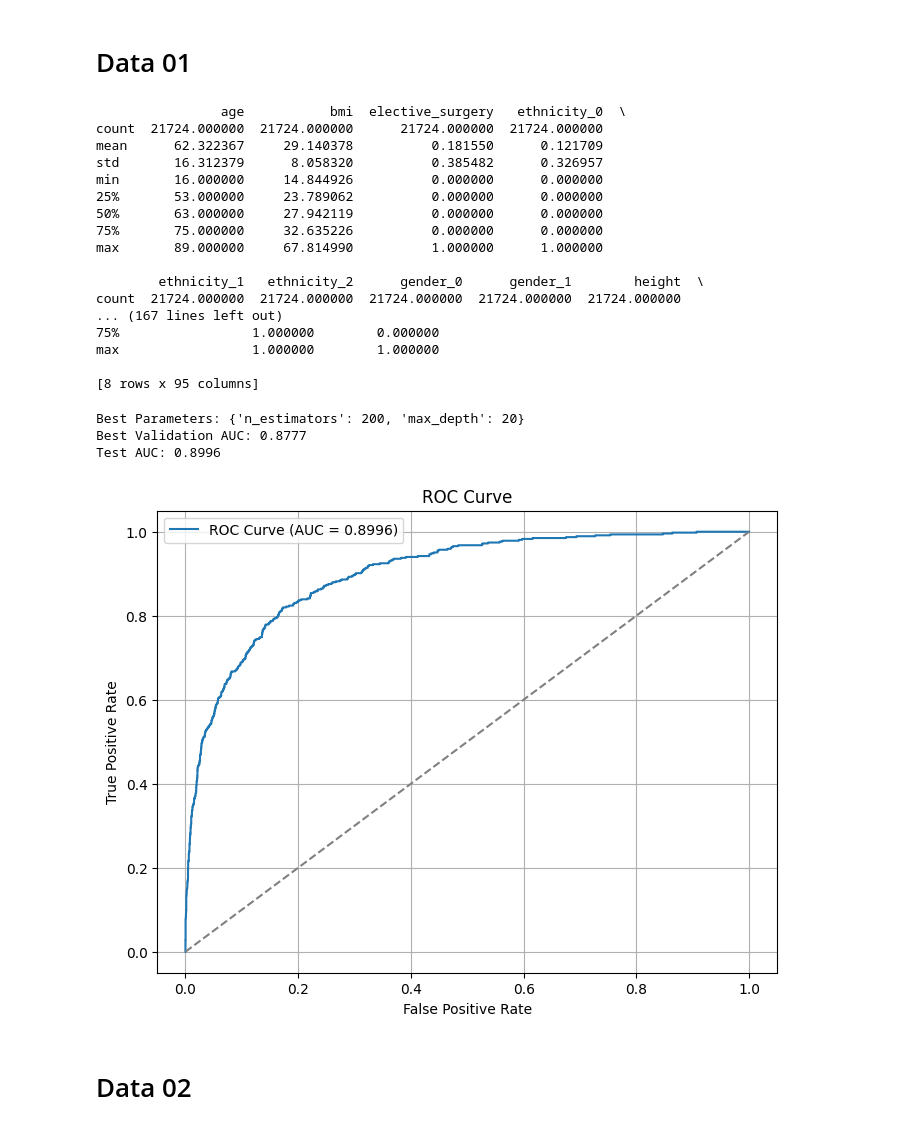
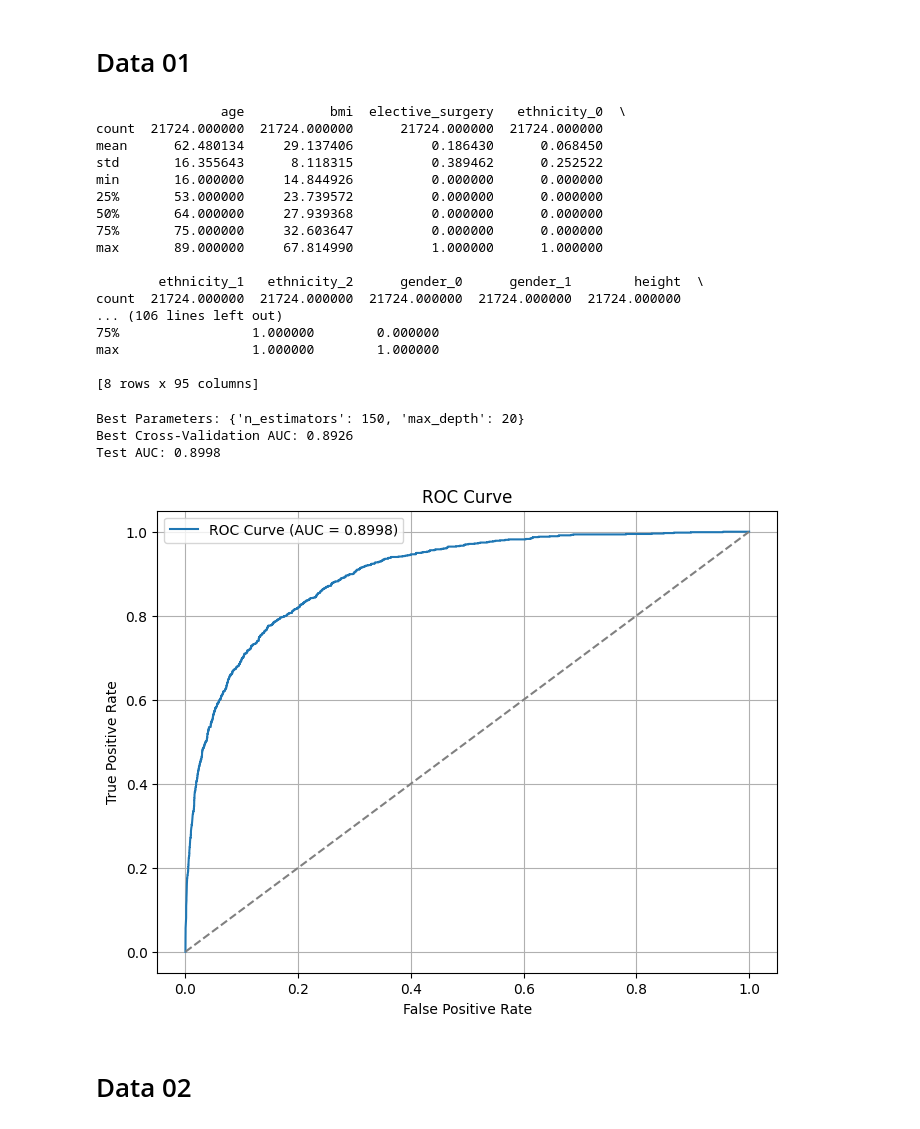
Before and after one commit to andykuo0956/005-ml-group-project, a Jupyter notebook: 02-model/001-random-forest.ipynb, the cells around one changed output. Saved outputs shown, nothing was run; the diff lists cells and outputs as text; code cells hidden in the pictures.

Commit message:
finish random forest model, data 1 to data 3

```diff
--- a/02-model/001-random-forest.ipynb
+++ b/02-model/001-random-forest.ipynb
@@ -50,0 +9,5 @@ def search_best_parameter(X_train, y_train, X_val, y_val):
+# %%
+def split_data(train_data, test_data):
+    X_train, y_train = train_data.drop(columns=['hospital_death']), train_data['hospital_death']
+    X_test, y_test = test_data.drop(columns=['hospital_death']), test_data['hospital_death']
+    return X_train, y_train, X_test, y_test
@@ -72,39 +140,37 @@ def print_roc_curve(test_auc, fpr, tpr):
 # %%
 train_data = pd.read_csv('../00-dataset/01-data01/train_data_1.csv')
 test_data = pd.read_csv('../00-dataset/01-data01/test_data_1.csv')
-validation_data = pd.read_csv('../00-dataset/01-data01/validation_data_1.csv')
 
 print(train_data.describe())
 print(test_data.describe())
-print(validation_data.describe())
 # %% [output]
                 age           bmi  elective_surgery   ethnicity_0  \
 count  21724.000000  21724.000000      21724.000000  21724.000000
-mean      62.322367     29.140378          0.181550      0.121709
-std       16.312379      8.058320          0.385482      0.326957
+mean      62.480134     29.137406          0.186430      0.068450
+std       16.355643      8.118315          0.389462      0.252522
 min       16.000000     14.844926          0.000000      0.000000
-25%       53.000000     23.789062          0.000000      0.000000
-50%       63.000000     27.942119          0.000000      0.000000
-75%       75.000000     32.635226          0.000000      0.000000
+25%       53.000000     23.739572          0.000000      0.000000
+50%       64.000000     27.939368          0.000000      0.000000
+75%       75.000000     32.603647          0.000000      0.000000
 max       89.000000     67.814990          1.000000      1.000000
 
         ethnicity_1   ethnicity_2      gender_0      gender_1        height  \
 count  21724.000000  21724.000000  21724.000000  21724.000000  21724.000000
-... (167 lines left out)
+... (106 lines left out)
 75%                 1.000000        0.000000
 max                 1.000000        1.000000
 
 [8 rows x 95 columns]
 # %%
-X_train, y_train, X_val, y_val, X_test, y_test = split_data(train_data, validation_data, test_data)
-best_model = search_best_parameter(X_train, y_train, X_val, y_val)
+X_train, y_train, X_test, y_test = split_data(train_data, test_data)
+best_model, param_results = search_best_parameter(X_train, y_train)
 test_auc, fpr, tpr = testing_data(best_model, X_test, y_test)
 print_roc_curve(test_auc, fpr, tpr)
 # %% [output]
-Best Parameters: {'n_estimators': 200, 'max_depth': 20}
-Best Validation AUC: 0.8777
-Test AUC: 0.8996
+Best Parameters: {'n_estimators': 150, 'max_depth': 20}
+Best Cross-Validation AUC: 0.8926
+Test AUC: 0.8998
-[figure, old version]
+[figure, new version]
 # %% [markdown]
 # Data 02
 # %%
```
Also changed, not shown: parts of 9 cells of this notebook.
